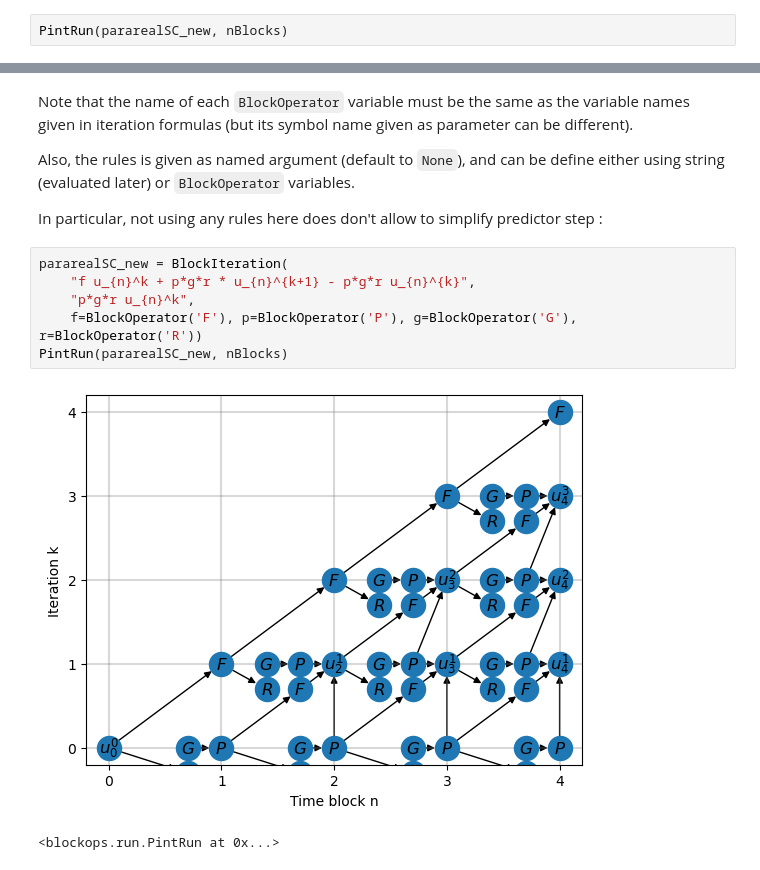
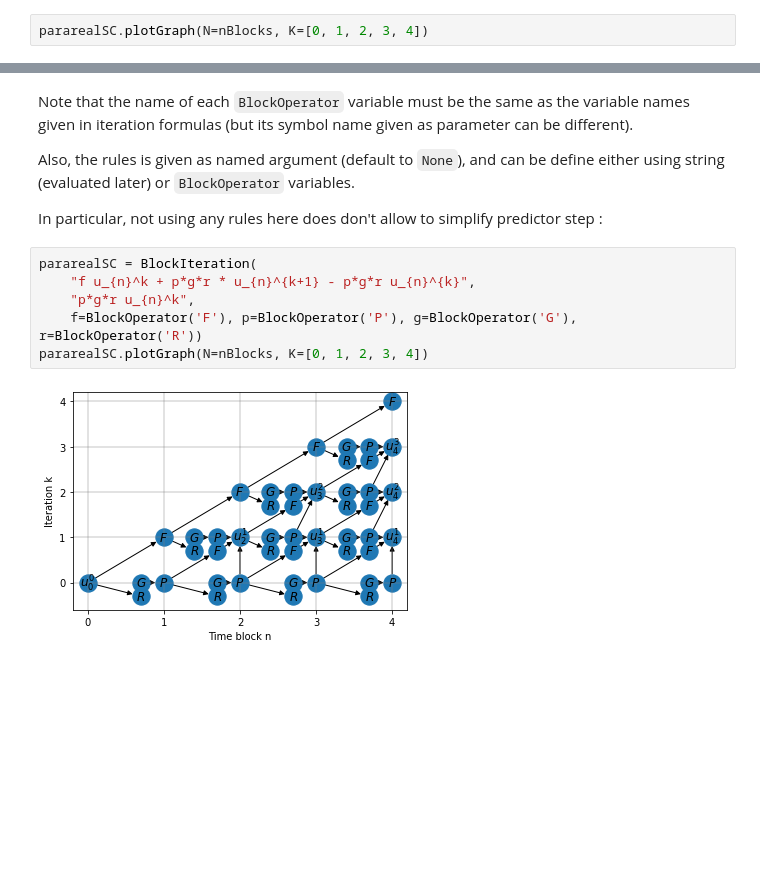
Before and after one commit to Parallel-in-Time/time4apint, a Jupyter notebook: notebook/01_baseTuto.ipynb, the cells around one changed output, grey strips where cells are left out. Cells and saved outputs as stored; diff of their text form; blank space fills up the shorter version.

```diff
--- a/notebook/01_baseTuto.ipynb
+++ b/notebook/01_baseTuto.ipynb
@@ -37,3 +37,3 @@ Finally, we instanciate the `PintRun` class to generate the task graph of this b
 # %%
-PintRun(pararealSC_new, nBlocks)
+pararealSC.plotGraph(N=nBlocks, K=[0, 1, 2, 3, 4])
 # %% [output]
@@ -61,11 +74,10 @@ Also, the rules is given as named argument (default to `None`), and can be defin
 
 In particular, not using any rules here does don't allow to simplify predictor step :
 # %%
-pararealSC_new = BlockIteration(
+pararealSC = BlockIteration(
     "f u_{n}^k + p*g*r * u_{n}^{k+1} - p*g*r u_{n}^{k}",
     "p*g*r u_{n}^k",
     f=BlockOperator('F'), p=BlockOperator('P'), g=BlockOperator('G'), r=BlockOperator('R'))
-PintRun(pararealSC_new, nBlocks)
+pararealSC.plotGraph(N=nBlocks, K=[0, 1, 2, 3, 4])
 # %% [output]
-[figure, old version]
+[figure, new version]
-<blockops.run.PintRun at 0x...>
```
Also changed, not shown: parts of 9 cells of this notebook, 6 other files.
